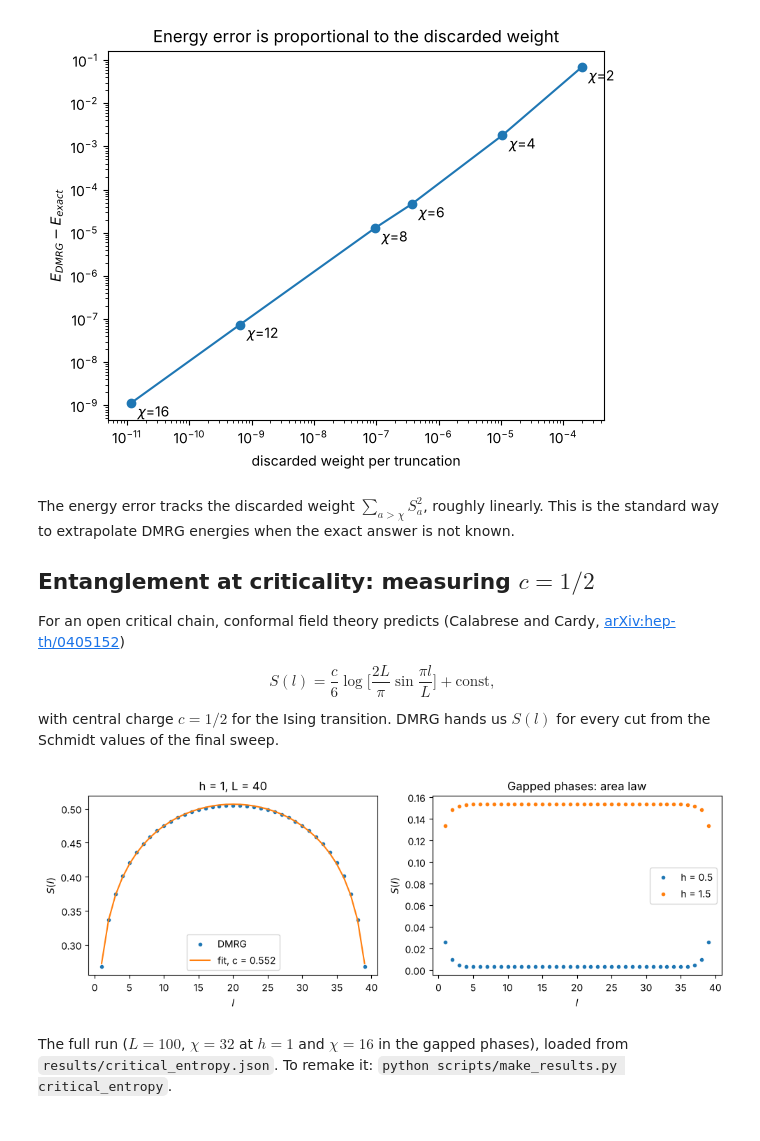
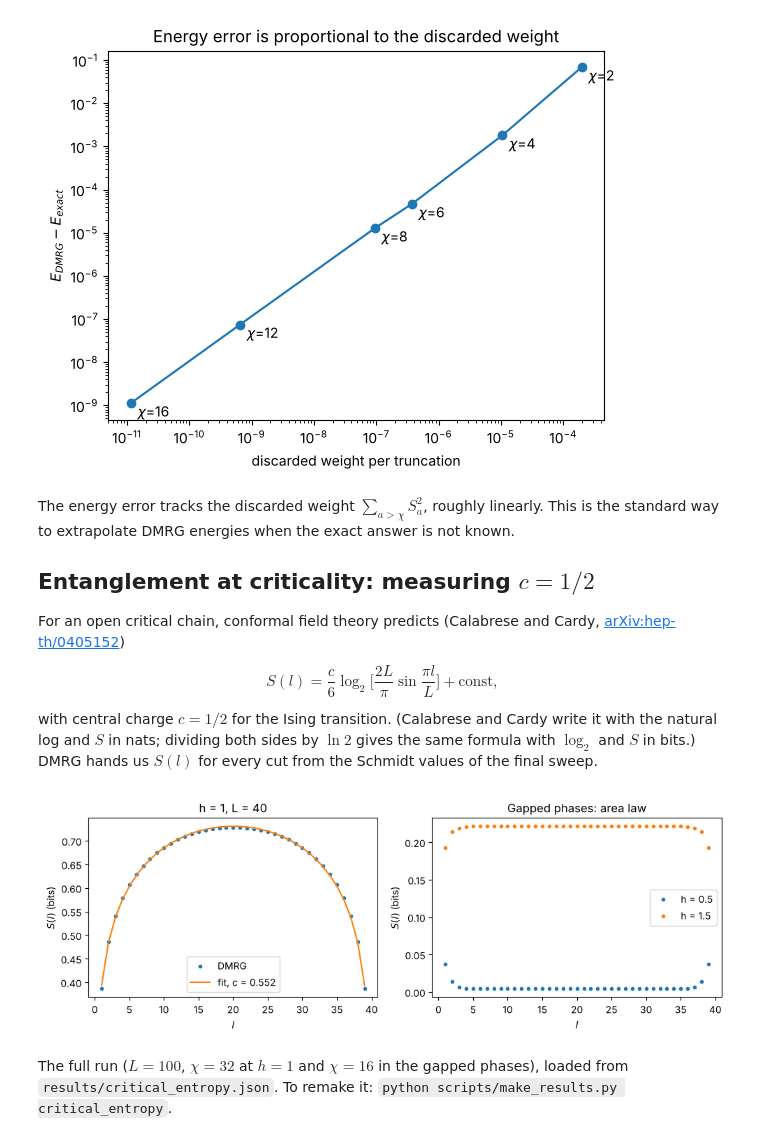
Before and after one commit to liukeLyu/dmrg-from-scratch, a Jupyter notebook: examples/03_finite_dmrg.ipynb, the cells around one changed output. Cells and saved outputs as stored; diff of their text form; code cells hidden in the pictures.

```diff
--- a/examples/03_finite_dmrg.ipynb
+++ b/examples/03_finite_dmrg.ipynb
@@ -115,34 +115,34 @@ The energy error tracks the discarded weight $\sum_{a>\chi}S_a^2$, roughly linea
 
 For an open critical chain, conformal field theory predicts (Calabrese and Cardy, [arXiv:hep-th/0405152](https://arxiv.org/abs/hep-th/0405152))
 
-$$S(l) = \frac{c}{6}\log\Big[\frac{2L}{\pi}\sin\frac{\pi l}{L}\Big] + \text{const},$$
+$$S(l) = \frac{c}{6}\log_2\Big[\frac{2L}{\pi}\sin\frac{\pi l}{L}\Big] + \text{const},$$
 
-with central charge $c = 1/2$ for the Ising transition. DMRG hands us $S(l)$ for every cut from the Schmidt values of the final sweep.
+with central charge $c = 1/2$ for the Ising transition. (Calabrese and Cardy write it with the natural log and $S$ in nats; dividing both sides by $\ln 2$ gives the same formula with $\log_2$ and $S$ in bits.) DMRG hands us $S(l)$ for every cut from the Schmidt values of the final sweep.
 # %%
 def plot_profiles(L, critical, gapped):
     """critical: entropies at h = 1; gapped: {h: entropies}."""
     c, const = dmrg.central_charge_fit(L, critical)
     l = np.arange(1, L)
-    x = np.log(2 * L / np.pi * np.sin(np.pi * l / L))
+    x = np.log2(2 * L / np.pi * np.sin(np.pi * l / L))
     fig, ax = plt.subplots(1, 2, figsize=(10, 3.6))
     ax[0].plot(l, critical, ".", label="DMRG")
     ax[0].plot(l, c / 6 * x + const, "-", label=f"fit, c = {c:.3f}")
-    ax[0].set(xlabel="$l$", ylabel="$S(l)$", title=f"h = 1, L = {L}")
+    ax[0].set(xlabel="$l$", ylabel="$S(l)$ (bits)", title=f"h = 1, L = {L}")
     ax[0].legend()
     for hh, S in gapped.items():
         ax[1].plot(l, S, ".", label=f"h = {hh}")
-    ax[1].set(xlabel="$l$", ylabel="$S(l)$", title="Gapped phases: area law")
+    ax[1].set(xlabel="$l$", ylabel="$S(l)$ (bits)", title="Gapped phases: area law")
     ax[1].legend()
     plt.tight_layout()
     plt.show()
 
 
 L = 40  # quick live run
 res = dmrg.dmrg(dmrg.tfim_mpo(L, 1.0), chi_max=24, n_sweeps=2)
 gapped = {hh: dmrg.dmrg(dmrg.tfim_mpo(L, hh), chi_max=12, n_sweeps=2)["entropies"] for hh in [0.5, 1.5]}
 plot_profiles(L, res["entropies"], gapped)
 # %% [output]
-[figure, old version]
+[figure, new version]
 # %% [markdown]
 The full run ($L = 100$, $\chi = 32$ at $h = 1$ and $\chi = 16$ in the gapped phases), loaded from `results/critical_entropy.json`. To remake it: `python scripts/make_results.py critical_entropy`.
 # %%
```
Also changed, not shown: parts of 3 cells of this notebook, 14 other files.
